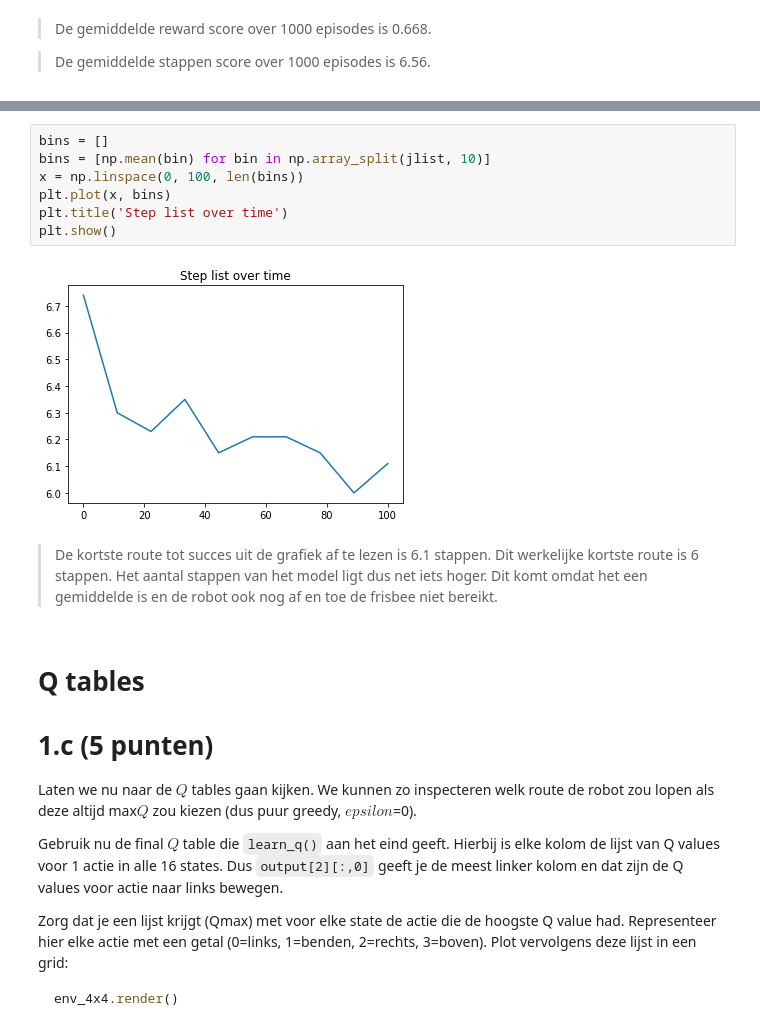
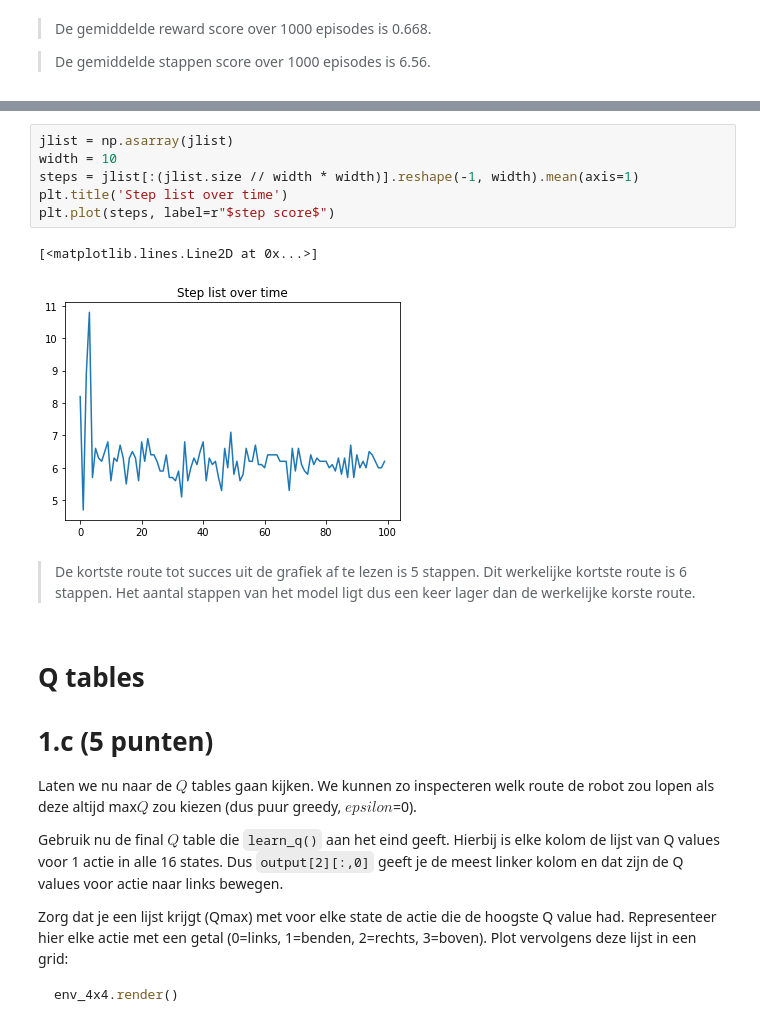
Before and after one commit to P-schmidt/bv, a Jupyter notebook: cm/assignment_4 kopie.ipynb, the cells around one changed output, grey strips where cells are left out. Drawn from its saved outputs; the diff is of its cells as text.

Commit message:
grafieken

```diff
--- a/cm/assignment_4 kopie.ipynb
+++ b/cm/assignment_4 kopie.ipynb
@@ -247,15 +247,15 @@ plt.show()
-# %%
-bins = []
-bins = [np.mean(bin) for bin in np.array_split(jlist, 10)]
-x = np.linspace(0, 100, len(bins))
-plt.plot(x, bins)
-plt.title('Step list over time')
-plt.show()
-# %% [output]
-[figure, removed]
+# %%
+jlist = np.asarray(jlist)
+width = 10
+steps = jlist[:(jlist.size // width * width)].reshape(-1, width).mean(axis=1)
+plt.title('Step list over time')
+plt.plot(steps, label=r"$step score$")
+# %% [output]
+[<matplotlib.lines.Line2D at 0x...>]
+[figure, added]
 # %% [markdown]
->De kortste route tot succes uit de grafiek af te lezen is 6.1 stappen. Dit werkelijke kortste route is 6 stappen.
-Het aantal stappen van het model ligt dus net iets hoger. Dit komt omdat het een gemiddelde is en de robot ook nog af en toe de frisbee niet bereikt.
+> De kortste route tot succes uit de grafiek af te lezen is 5 stappen. Dit werkelijke kortste route is 6 stappen.
+Het aantal stappen van het model ligt dus een keer lager dan de werkelijke korste route.
 # %% [markdown]
 # Q tables
 # 1.c (5 punten)
```
Also changed, not shown: parts of 18 cells of this notebook.
